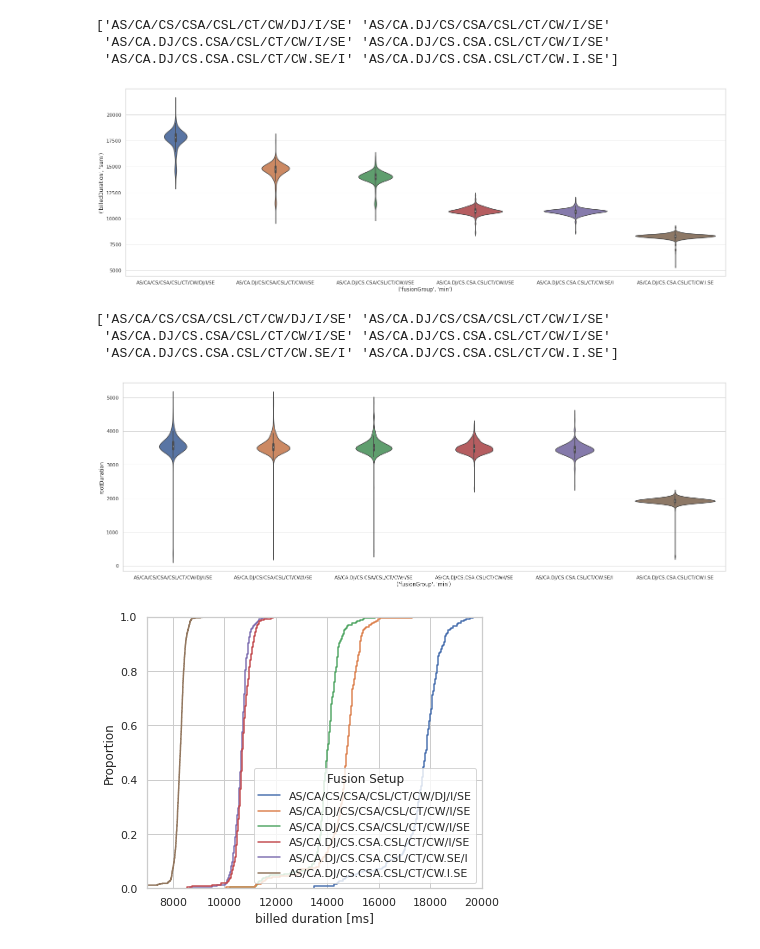
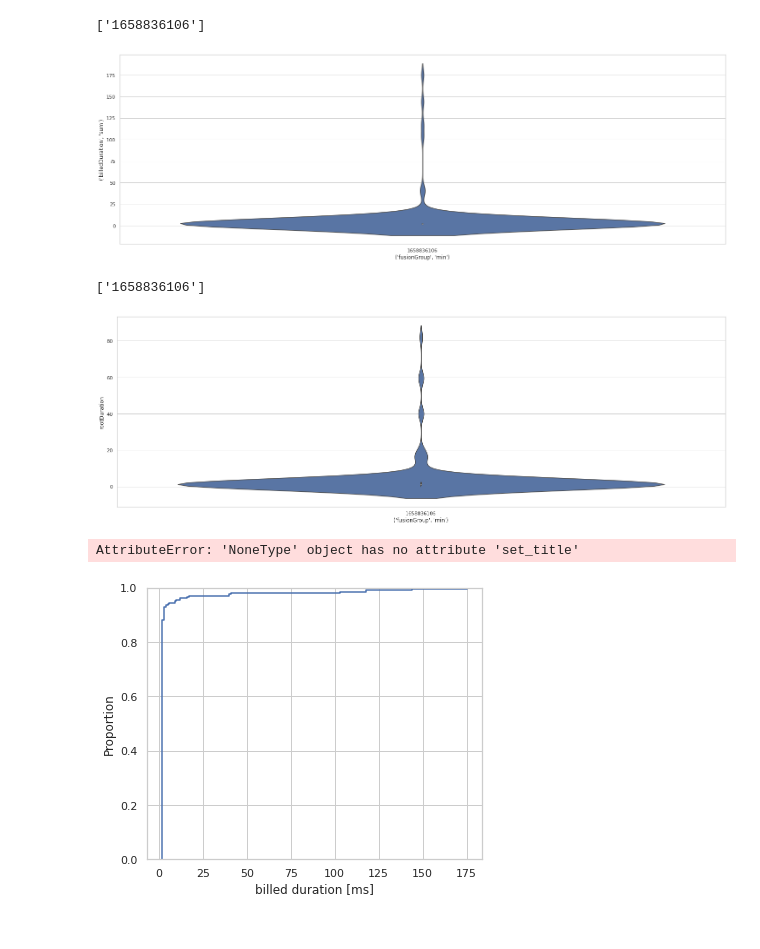
Before and after one commit to umbrellerde/functionfusion, a Jupyter notebook: statistics/stats.ipynb, the cells around one changed output. Cells and saved outputs as stored; diff of their text form; code cells hidden in the pictures.

Commit message:
⛔ Do empty testrun

```diff
--- a/statistics/stats.ipynb
+++ b/statistics/stats.ipynb
@@ -4,9 +4,10 @@ import os
 
 #results_dir = "results/extendedTests/iot-coldstarts-6xni/"
 #results_dir = "results/finalTests/IoT-normal-latency-7x1000/"
-results_dir = "results/finalTests/IoT-coldStart-latency-7x300/"
+# results_dir = "results/finalTests/IoT-coldStart-latency-7x300/"
 #results_dir = "results/finalTests/split-normal-latency-5x1000/"
 #results_dir = "results/finalTests/split-coldStart-latency-6x300/"
+results_dir = "results/extendedTests/empty-200/"
 json_files = [pos_json for pos_json in os.listdir(results_dir) if pos_json.endswith('.json')]
 
 data = []
@@ -155,10 +157,8 @@ print(fusion_groups_order)
 sns.violinplot(data=grouped, x=grouped['fusionGroup', 'min'] , y=grouped['billedDuration', 'sum'], order=fusion_groups_order)
 plt.savefig("violinBilled.pdf")
 # %% [output]
-['AS/CA/CS/CSA/CSL/CT/CW/DJ/I/SE' 'AS/CA.DJ/CS/CSA/CSL/CT/CW/I/SE'
- 'AS/CA.DJ/CS.CSA/CSL/CT/CW/I/SE' 'AS/CA.DJ/CS.CSA.CSL/CT/CW/I/SE'
- 'AS/CA.DJ/CS.CSA.CSL/CT/CW.SE/I' 'AS/CA.DJ/CS.CSA.CSL/CT/CW.I.SE']
+['1658836106']
-[figure, old version]
+[figure, new version]
 # %%
 plt.figure(figsize=(25,8))
 fusion_groups_order = pd.unique(grouped.sort_values(by="rootEndTimestamp")['fusionGroup', 'min'])
@@ -166,18 +166,17 @@ print(fusion_groups_order)
 sns.violinplot(data=grouped, x=grouped['fusionGroup', 'min'] , y=grouped['rootDuration'], order=fusion_groups_order)
 plt.savefig("violinRR.pdf")
 # %% [output]
-['AS/CA/CS/CSA/CSL/CT/CW/DJ/I/SE' 'AS/CA.DJ/CS/CSA/CSL/CT/CW/I/SE'
- 'AS/CA.DJ/CS.CSA/CSL/CT/CW/I/SE' 'AS/CA.DJ/CS.CSA.CSL/CT/CW/I/SE'
- 'AS/CA.DJ/CS.CSA.CSL/CT/CW.SE/I' 'AS/CA.DJ/CS.CSA.CSL/CT/CW.I.SE']
+['1658836106']
-[figure, old version]
+[figure, new version]
 # %%
-ax = sns.ecdfplot(data=grouped, x=grouped['billedDuration', 'sum'], hue=grouped['fusionGroup', 'min'], hue_order=fusion_groups_order)
+ax = sns.ecdfplot(data=grouped, x=grouped['billedDuration', 'sum'], hue=grouped['fusionGroup', 'min'], hue_order=fusion_groups_order, legend=None)
 plt.xlabel("billed duration [ms]")
 ax.get_legend().set_title("Fusion Setup")
-ax.set(xlim=(7000,20000))
+#ax.set(xlim=(7000,20000))
 plt.savefig("ecdfBilled.pdf")
 # %% [output]
+AttributeError: 'NoneType' object has no attribute 'set_title'
-[figure, old version]
+[figure, new version]
 # %%
 ax = sns.ecdfplot(data=grouped, x=grouped['rootDuration'], hue=grouped['fusionGroup', 'min'], hue_order=fusion_groups_order, legend=None)
 plt.xlabel("request response latency [ms]")
```
Also changed, not shown: parts of 14 cells of this notebook, 11 other files.
